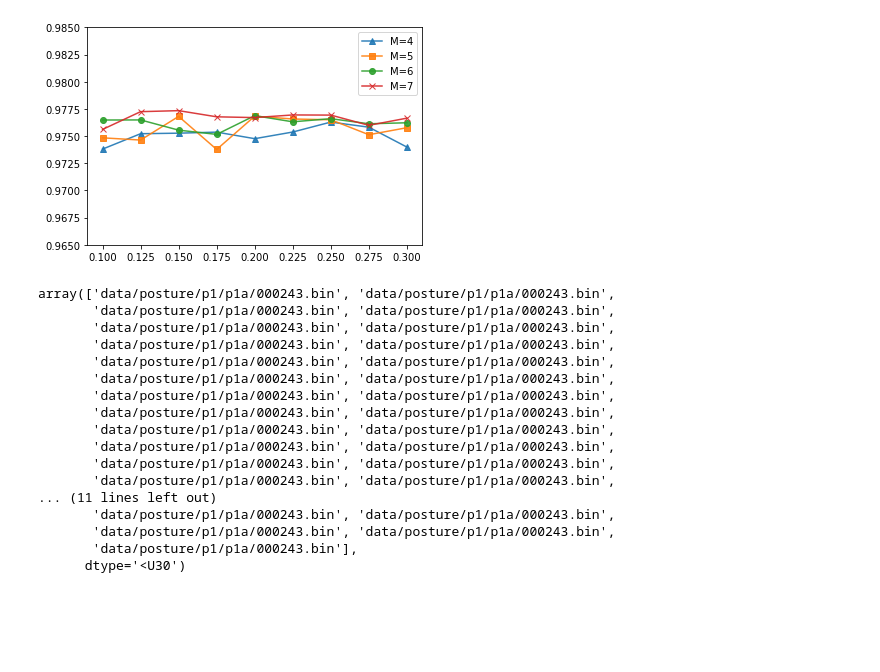
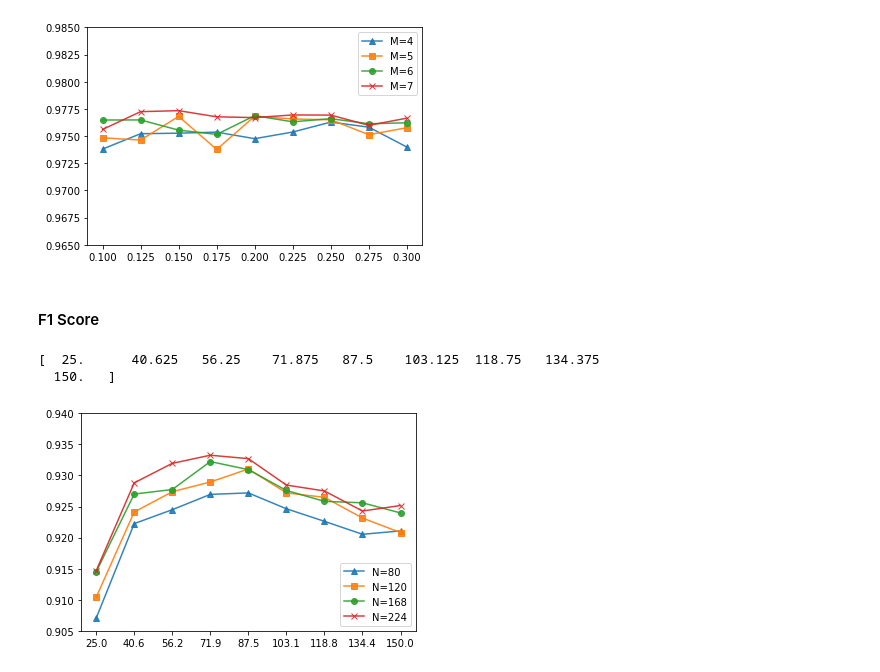
Before and after one commit to davidsjohnson/VPT2, a Jupyter notebook: CMJ Stuff.ipynb, the cells around one changed output. Cells and saved outputs as stored; diff of their text form; code cells hidden in the pictures; blank space fills up the shorter version.

Commit message:
add posture eval script

```diff
--- a/CMJ Stuff.ipynb
+++ b/CMJ Stuff.ipynb
@@ -242,20 +223,19 @@ fnames = np.load("data/rdf/training-rand/p1/filenames.npy")
-# %%
-fnames[51:102]
-# %% [output]
-array(['data/posture/p1/p1a/000243.bin', 'data/posture/p1/p1a/000243.bin',
-       'data/posture/p1/p1a/000243.bin', 'data/posture/p1/p1a/000243.bin',
-       'data/posture/p1/p1a/000243.bin', 'data/posture/p1/p1a/000243.bin',
-       'data/posture/p1/p1a/000243.bin', 'data/posture/p1/p1a/000243.bin',
-       'data/posture/p1/p1a/000243.bin', 'data/posture/p1/p1a/000243.bin',
-       'data/posture/p1/p1a/000243.bin', 'data/posture/p1/p1a/000243.bin',
-       'data/posture/p1/p1a/000243.bin', 'data/posture/p1/p1a/000243.bin',
-       'data/posture/p1/p1a/000243.bin', 'data/posture/p1/p1a/000243.bin',
-       'data/posture/p1/p1a/000243.bin', 'data/posture/p1/p1a/000243.bin',
-       'data/posture/p1/p1a/000243.bin', 'data/posture/p1/p1a/000243.bin',
-       'data/posture/p1/p1a/000243.bin', 'data/posture/p1/p1a/000243.bin',
-       'data/posture/p1/p1a/000243.bin', 'data/posture/p1/p1a/000243.bin',
-... (11 lines left out)
-       'data/posture/p1/p1a/000243.bin', 'data/posture/p1/p1a/000243.bin',
-       'data/posture/p1/p1a/000243.bin', 'data/posture/p1/p1a/000243.bin',
-       'data/posture/p1/p1a/000243.bin'],
-      dtype='<U30')
+# %% [markdown]
+#### F1 Score
+# %%
+x_vals = np.linspace(25, 150, 9)
+print(x_vals)
+
+markers = ["^", "s", "o", "x"]
+
+axes = plt.gca()
+axes.set_ylim([.905,.940])
+axes.set_xticks(x_vals)
+for i, m in enumerate(markers):
+    plt.plot(x_vals, dif_f_score[:,i], marker=m, alpha=.9)
+plt.legend(['N=80', 'N=120', 'N=168', 'N=224'], loc="lower right")
+plt.savefig("/Users/fortjay81/Dropbox/Uvic/dissertation/publications/1_WIP/CMJ_VPT_2017/figures/rdf-dif-fscore-results.jpg")
+# %% [output]
+[  25.      40.625   56.25    71.875   87.5    103.125  118.75   134.375
+  150.   ]
+[figure, added]
```
Also changed, not shown: parts of 13 cells of this notebook, 4 other files.
